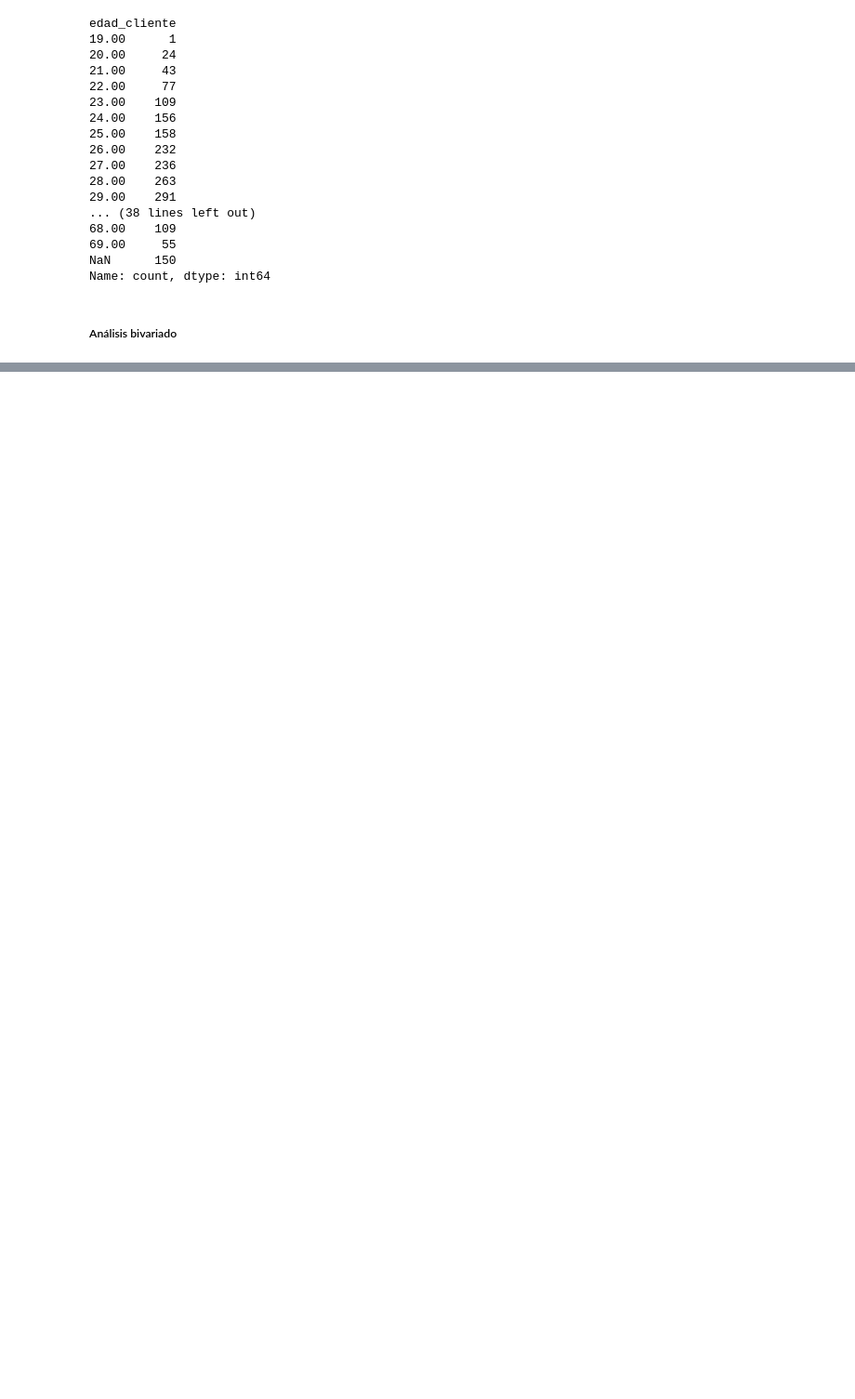
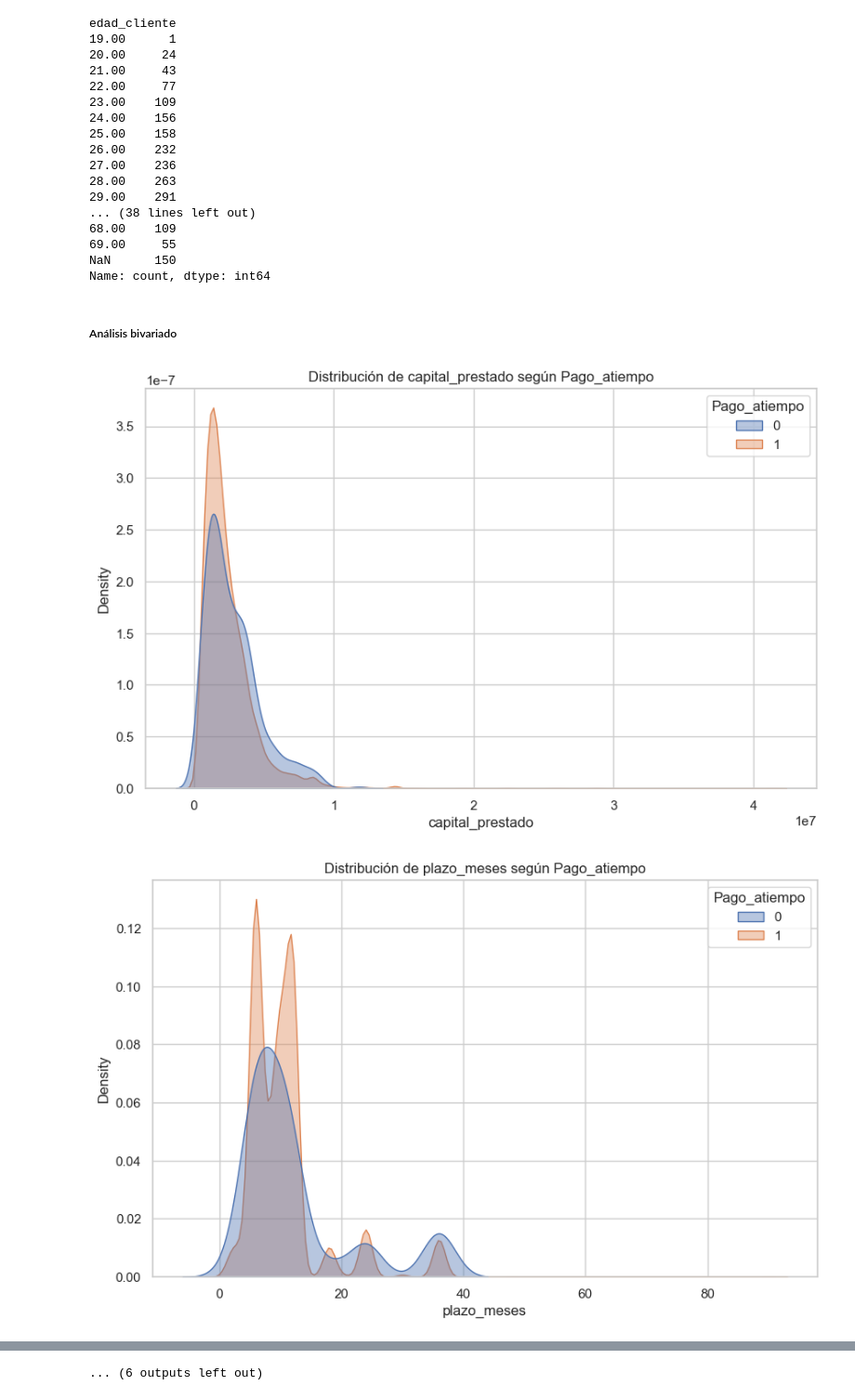
Before and after one commit to Lei541/riesgo_crediticio, a Jupyter notebook: src/comprension_EDA.ipynb, the cells around one changed output, grey strips where cells are left out. Shown at 93% size. Drawn from its saved outputs; the diff is of its cells as text; code cells hidden in the pictures; blank space fills up the shorter version.

```diff
--- a/src/comprension_EDA.ipynb
+++ b/src/comprension_EDA.ipynb
@@ -428,3 +427,21 @@ NaN      150
 Name: count, dtype: int64
 # %% [markdown]
 ##### Análisis bivariado
+# %%
+def analisis_bivariable_dist(df: pd.DataFrame, columnas: list, target: str):
+    for col in columnas:
+        sns.kdeplot(
+            data=df,
+            x=col,
+            hue=target,
+            fill=True,
+            common_norm=False,
+            alpha=0.4
+        )
+        plt.title(f"Distribución de {col} según {target}")
+        plt.show()
+
+analisis_bivariable_dist(df, numericas, "Pago_atiempo")
+# %% [output]
+[figure, added]
+[figure, added]
@@ -430,0 +458 @@ Name: count, dtype: int64
+... (6 outputs left out)
```
Also changed, not shown: parts of 11 cells of this notebook.
